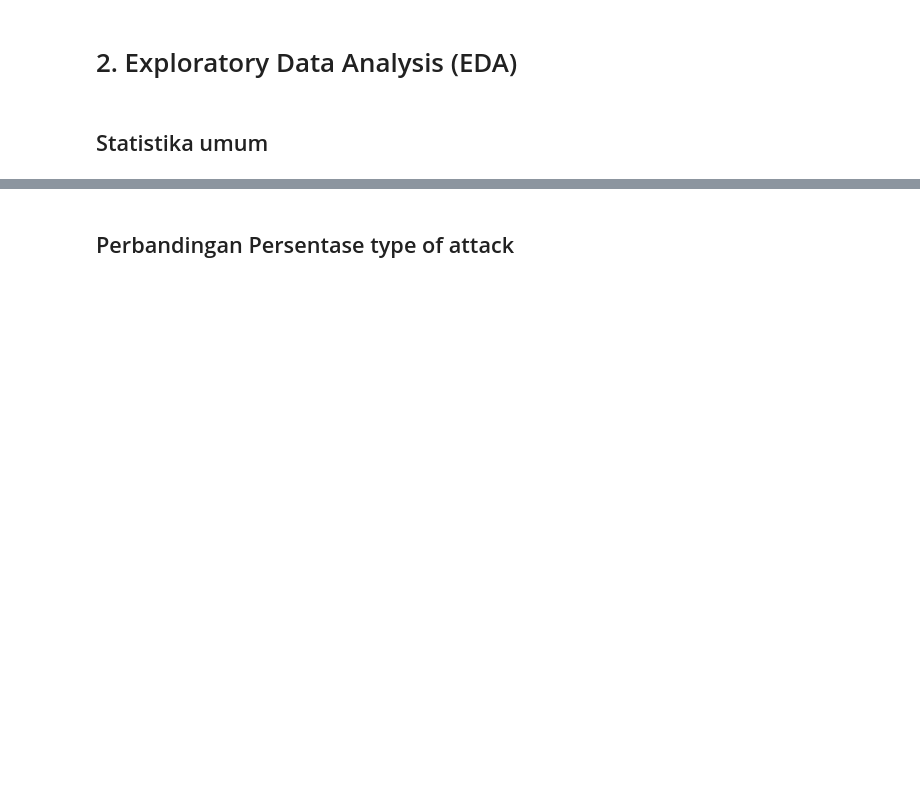
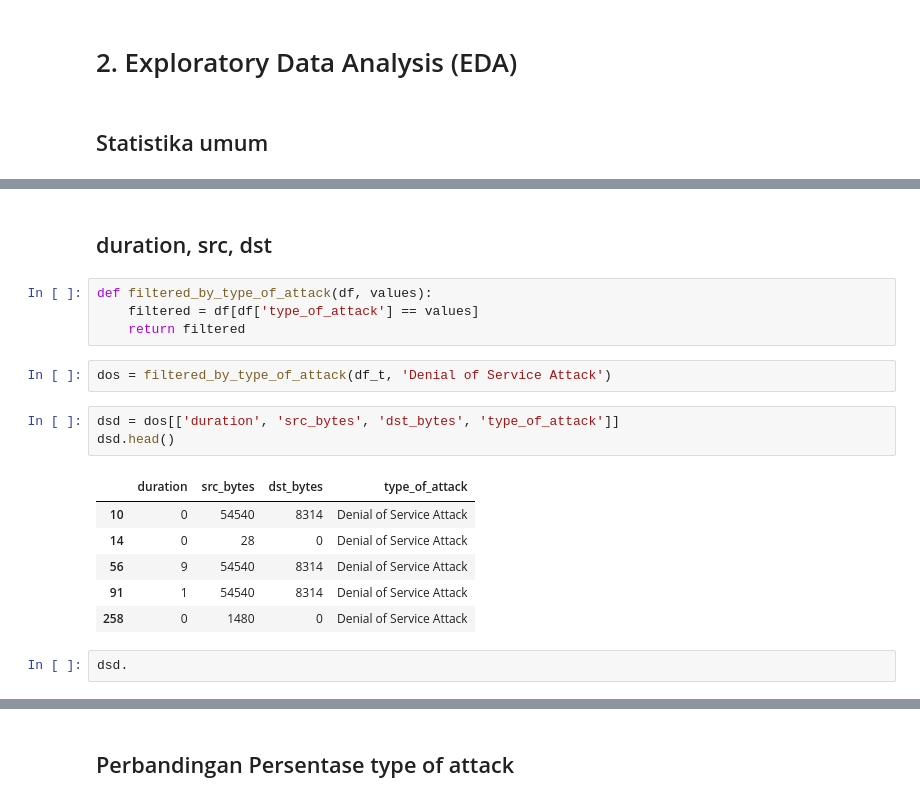
Before and after one commit to euclideands/DAC-2023, a Jupyter notebook: DAC_2023_Development_2.0.ipynb, the cells around one changed output, grey strips where cells are left out. Drawn from its saved outputs; the diff is of its cells as text; blank space fills up the shorter version.

```diff
--- a/DAC_2023_Development_2.0.ipynb
+++ b/DAC_2023_Development_2.0.ipynb
@@ -188,0 +153,20 @@ df_t.describe()
+# %% [markdown]
+## duration, src, dst
+# %%
+def filtered_by_type_of_attack(df, values):
+    filtered = df[df['type_of_attack'] == values]
+    return filtered
+# %%
+dos = filtered_by_type_of_attack(df_t, 'Denial of Service Attack')
+# %%
+dsd = dos[['duration', 'src_bytes', 'dst_bytes', 'type_of_attack']]
+dsd.head()
+# %% [output]
+|  | duration | src_bytes | dst_bytes | type_of_attack |
+| 10 | 0 | 54540 | 8314 | Denial of Service Attack |
+| 14 | 0 | 28 | 0 | Denial of Service Attack |
+| 56 | 9 | 54540 | 8314 | Denial of Service Attack |
+| 91 | 1 | 54540 | 8314 | Denial of Service Attack |
+| 258 | 0 | 1480 | 0 | Denial of Service Attack |
+# %%
+dsd.
```
Also changed, not shown: parts of 102 cells of this notebook, 2 other files.
